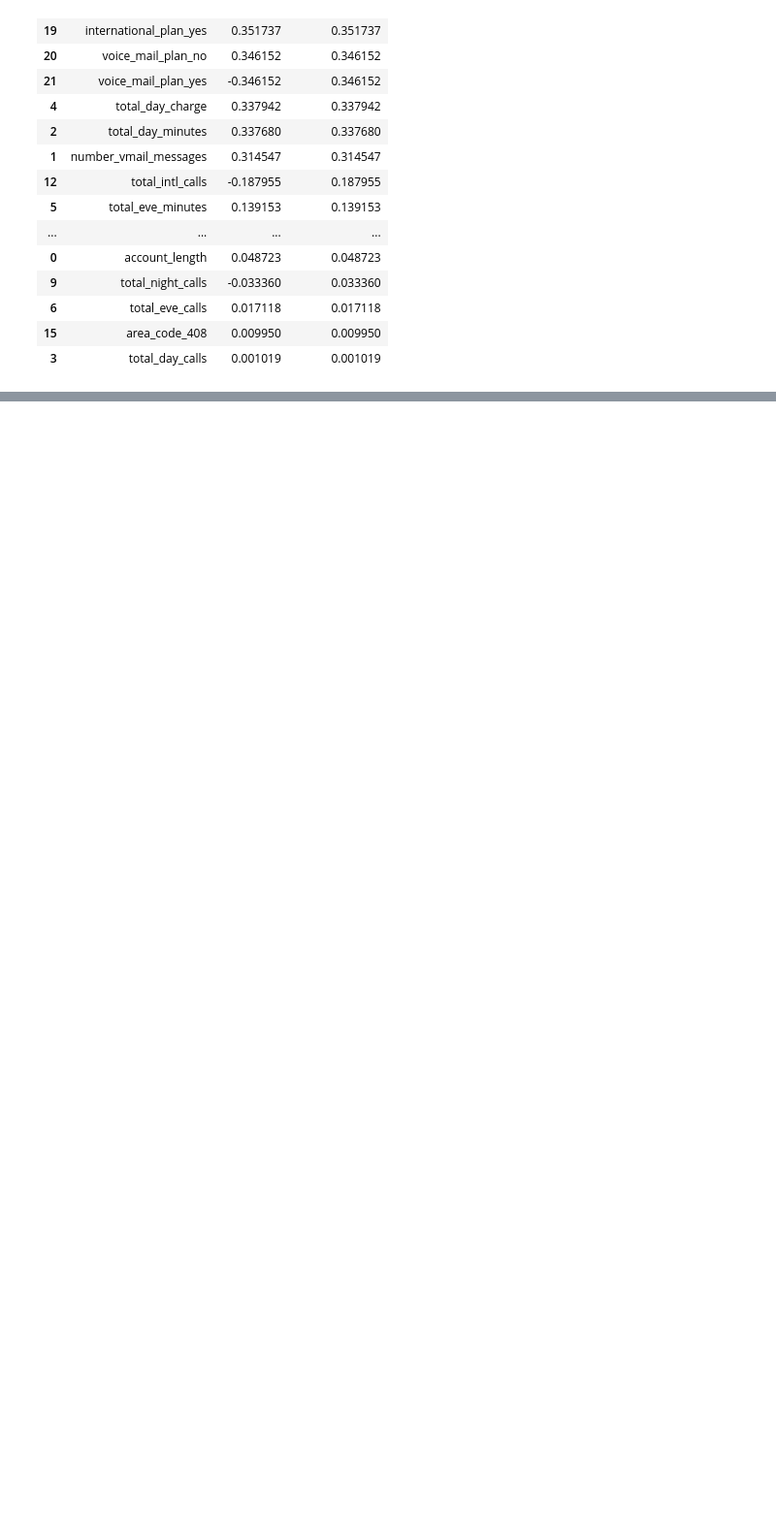
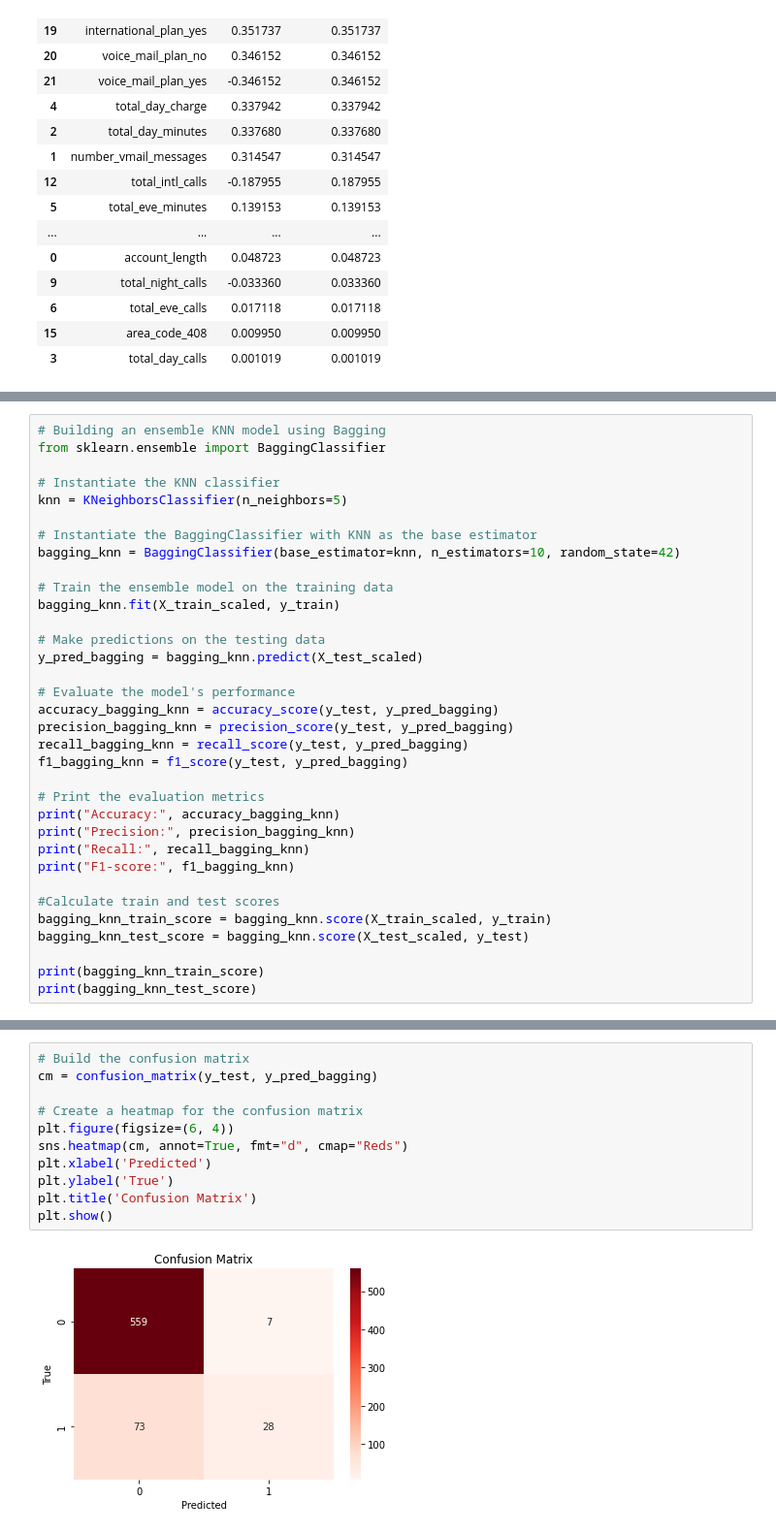
Before and after one commit to Bonifacemutwiri17/Customer-Churn-Prediction-Project, a Jupyter notebook: Customer Churn .ipynb, the cells around one changed output, grey strips where cells are left out. Shown at 97% size. Cells and saved outputs as stored; diff of their text form; blank space fills up the shorter version.

Commit message:
Working on K-Nearest Neighbors

```diff
--- a/Customer Churn .ipynb
+++ b/Customer Churn .ipynb
@@ -910,0 +1036,34 @@ coefficients_df
+# %%
+# Building an ensemble KNN model using Bagging
+from sklearn.ensemble import BaggingClassifier
+
+# Instantiate the KNN classifier
+knn = KNeighborsClassifier(n_neighbors=5)
+
+# Instantiate the BaggingClassifier with KNN as the base estimator
+bagging_knn = BaggingClassifier(base_estimator=knn, n_estimators=10, random_state=42)
+
+# Train the ensemble model on the training data
+bagging_knn.fit(X_train_scaled, y_train)
+
+# Make predictions on the testing data
+y_pred_bagging = bagging_knn.predict(X_test_scaled)
+
+# Evaluate the model's performance
+accuracy_bagging_knn = accuracy_score(y_test, y_pred_bagging)
+precision_bagging_knn = precision_score(y_test, y_pred_bagging)
+recall_bagging_knn = recall_score(y_test, y_pred_bagging)
+f1_bagging_knn = f1_score(y_test, y_pred_bagging)
+
+# Print the evaluation metrics
+print("Accuracy:", accuracy_bagging_knn)
+print("Precision:", precision_bagging_knn)
+print("Recall:", recall_bagging_knn)
+print("F1-score:", f1_bagging_knn)
+
+#Calculate train and test scores
+bagging_knn_train_score = bagging_knn.score(X_train_scaled, y_train)
+bagging_knn_test_score = bagging_knn.score(X_test_scaled, y_test)
+
+print(bagging_knn_train_score)
+print(bagging_knn_test_score)
@@ -910,0 +1132,13 @@ coefficients_df
+# %%
+# Build the confusion matrix
+cm = confusion_matrix(y_test, y_pred_bagging)
+
+# Create a heatmap for the confusion matrix
+plt.figure(figsize=(6, 4))
+sns.heatmap(cm, annot=True, fmt="d", cmap="Reds")
+plt.xlabel('Predicted')
+plt.ylabel('True')
+plt.title('Confusion Matrix')
+plt.show()
+# %% [output]
+[figure, added]
```
Also changed, not shown: parts of 13 cells of this notebook.
